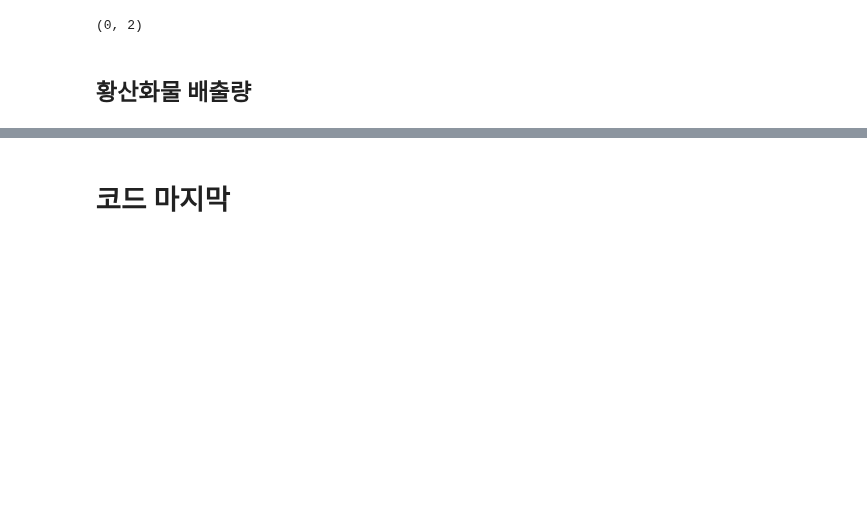
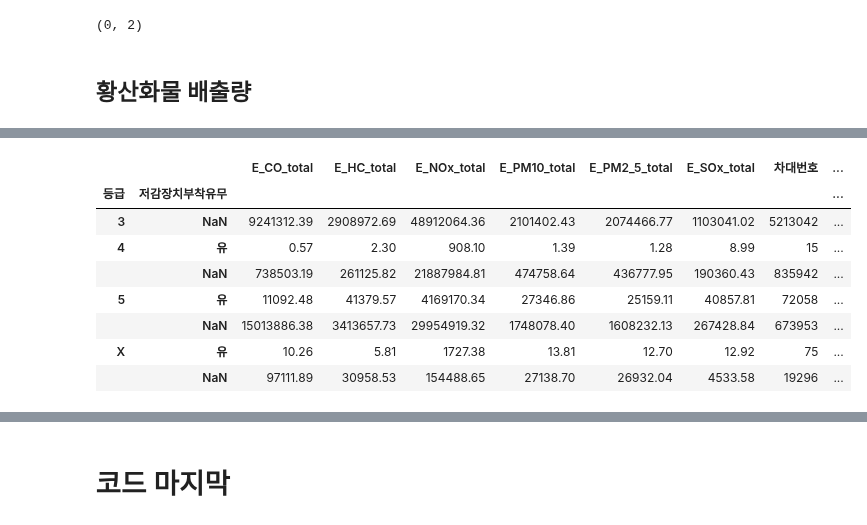
Before and after one commit to kbjung/wabotech, a Jupyter notebook: car_big_data_2/CAPSS.ipynb, the cells around one changed output, grey strips where cells are left out. Saved outputs shown, nothing was run; the diff lists cells and outputs as text; code cells hidden in the pictures; blank space fills up the shorter version.

```diff
--- a/car_big_data_2/CAPSS.ipynb
+++ b/car_big_data_2/CAPSS.ipynb
@@ -3442,0 +3566,2 @@ df2.loc[df2['E_NOx_total'] < 0, ['E_NOx_total', 'E_COLD_NOx']].shape
+# %%
+df2['E_SOx_total'] = df2['VKT'] * df2['fcc'] * df2['sf'] * 2 / (1000*100)
@@ -3442,0 +3575,3 @@ df2.loc[df2['E_NOx_total'] < 0, ['E_NOx_total', 'E_COLD_NOx']].shape
+# %%
+ad = df2.loc[(df2['차종'] == '승용') & ((df2['차종유형'] == '경형') | (df2['차종유형'] == '소형') | (df2['차종유형'] == '중형')) | (df2['차종'] == '화물') & ((df2['차종유형'] == '소형') | (df2['차종유형'] == '중형'))].reset_index(drop=True)
+ad.shape
@@ -3442,0 +3580,4 @@ df2.loc[df2['E_NOx_total'] < 0, ['E_NOx_total', 'E_COLD_NOx']].shape
+# %%
+adgl = ad[(ad['fuel'] == '휘발유') | (ad['fuel'] == 'LPG')]
+add = ad[ad['fuel'] == '경유']
+ad.shape[0] == adgl.shape[0] + add.shape[0]
@@ -3442,0 +3627,3 @@ df2.loc[df2['E_NOx_total'] < 0, ['E_NOx_total', 'E_COLD_NOx']].shape
+# %%
+grp2 = add.groupby(['등급', '저감장치부착유무'], dropna=False).agg({'E_CO_total':'sum', 'E_HC_total':'sum', 'E_NOx_total':'sum', 'E_PM10_total':'sum', 'E_PM2_5_total':'sum', 'E_SOx_total':'sum', '차대번호':'count'})
+grp2
@@ -3442,0 +3640,18 @@ df2.loc[df2['E_NOx_total'] < 0, ['E_NOx_total', 'E_COLD_NOx']].shape
+# %%
+grp2['CO'] = grp2['E_CO_total'] / grp2['차대번호']
+grp2['NOx'] = grp2['E_NOx_total'] / grp2['차대번호']
+grp2['SOx'] = grp2['E_SOx_total'] / grp2['차대번호']
+grp2['PM10'] = grp2['E_PM10_total'] / grp2['차대번호']
+grp2['PM2.5'] = grp2['E_PM2_5_total'] / grp2['차대번호']
+grp2['HC'] = grp2['E_HC_total'] / grp2['차대번호']
+grp2
+# %% [output]
+|  |  | E_CO_total | E_HC_total | E_NOx_total | E_PM10_total | E_PM2_5_total | E_SOx_total | 차대번호 | ... |
+| 등급 | 저감장치부착유무 |  |  |  |  |  |  |  | ... |
+| 3 | NaN | 9241312.39 | 2908972.69 | 48912064.36 | 2101402.43 | 2074466.77 | 1103041.02 | 5213042 | ... |
+| 4 | 유 | 0.57 | 2.30 | 908.10 | 1.39 | 1.28 | 8.99 | 15 | ... |
+|  | NaN | 738503.19 | 261125.82 | 21887984.81 | 474758.64 | 436777.95 | 190360.43 | 835942 | ... |
+| 5 | 유 | 11092.48 | 41379.57 | 4169170.34 | 27346.86 | 25159.11 | 40857.81 | 72058 | ... |
+|  | NaN | 15013886.38 | 3413657.73 | 29954919.32 | 1748078.40 | 1608232.13 | 267428.84 | 673953 | ... |
+| X | 유 | 10.26 | 5.81 | 1727.38 | 13.81 | 12.70 | 12.92 | 75 | ... |
+|  | NaN | 97111.89 | 30958.53 | 154488.65 | 27138.70 | 26932.04 | 4533.58 | 19296 | ... |
```
Also changed, not shown: parts of 58 cells of this notebook.
